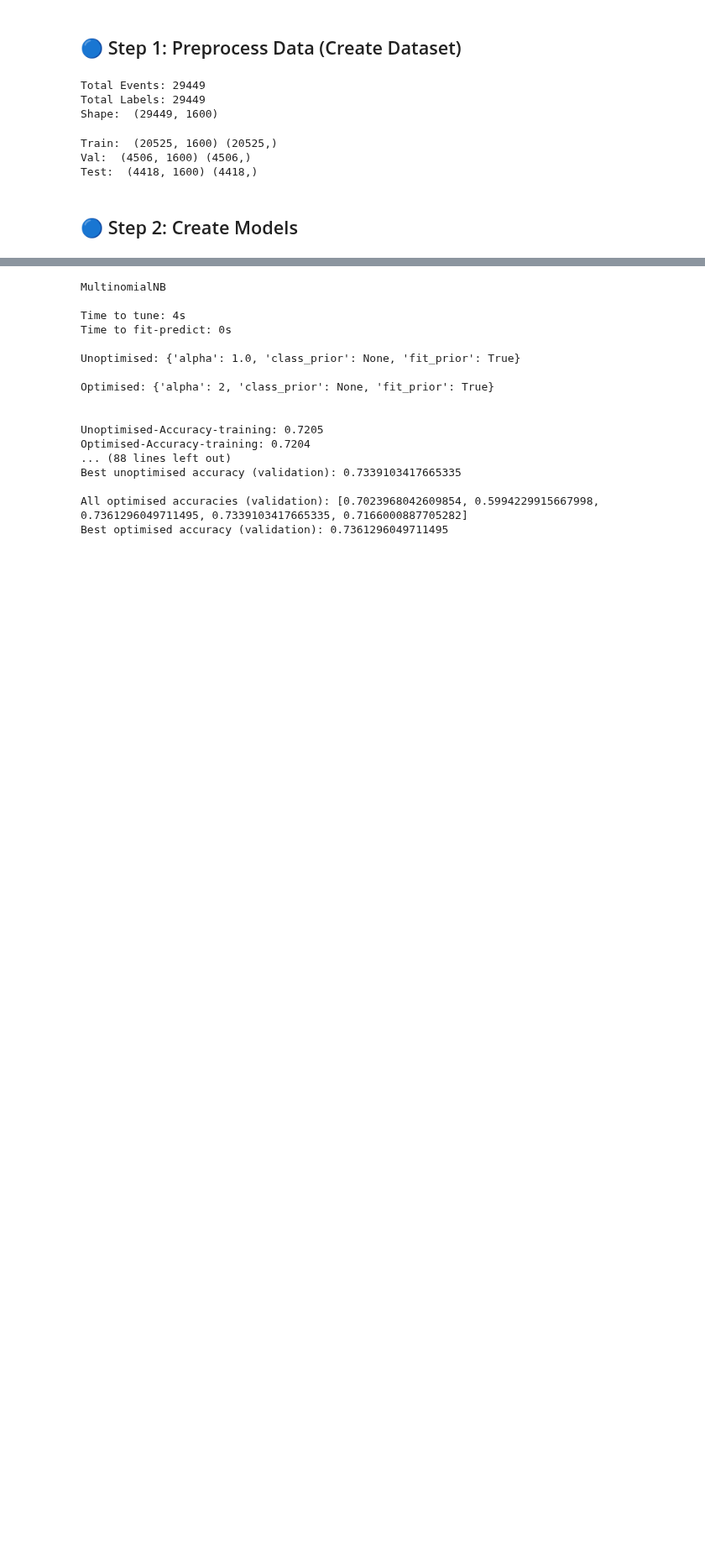
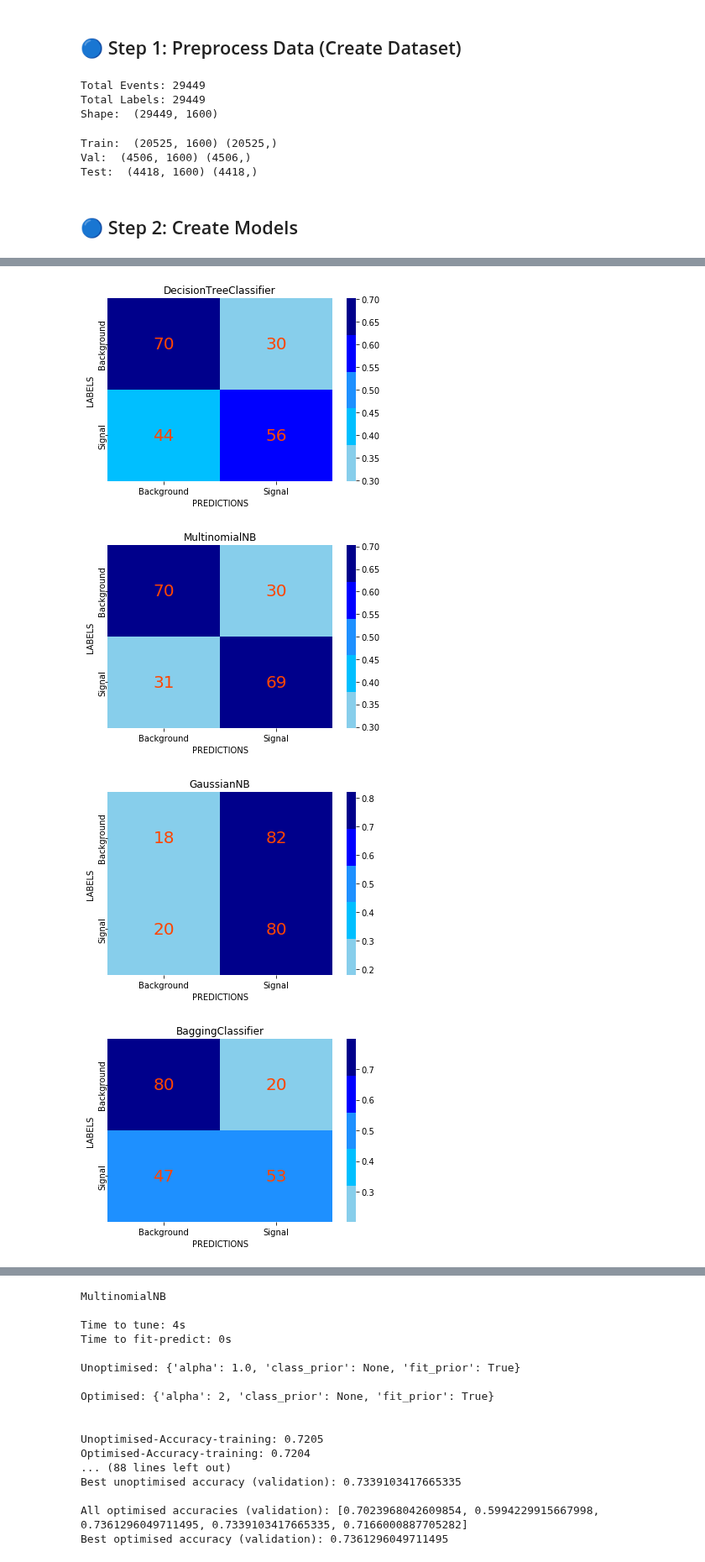
Before and after one commit to johngeorgousis/jet-classifier, a Jupyter notebook: 3SKLEARN.ipynb, the cells around one changed output, grey strips where cells are left out. Shown at 84% size. Cells and saved outputs as stored; diff of their text form; code cells hidden in the pictures; blank space fills up the shorter version.

```diff
--- a/3SKLEARN.ipynb
+++ b/3SKLEARN.ipynb
@@ -82,0 +127,7 @@ adaboost = AdaBoostClassifier(random_state=42)
+# %%
+cmx_sklearn(models, test_examples, test_labels)
+# %% [output]
+[figure, added]
+[figure, added]
+[figure, added]
+[figure, added]
```
Also changed, not shown: parts of 23 cells of this notebook, 2 other files.
